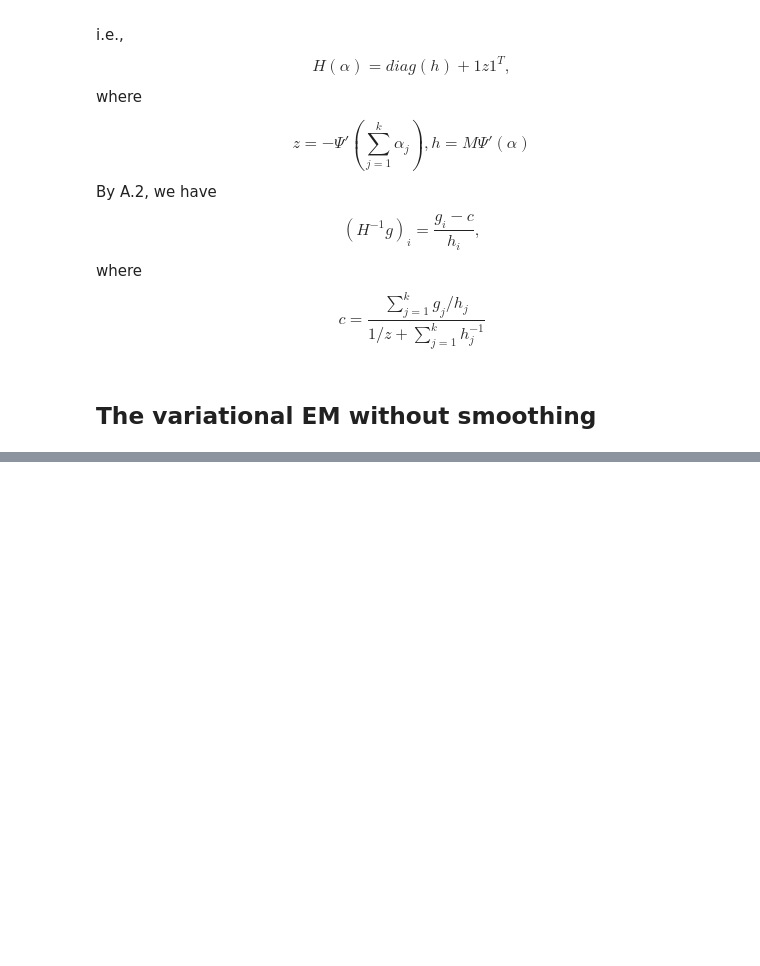
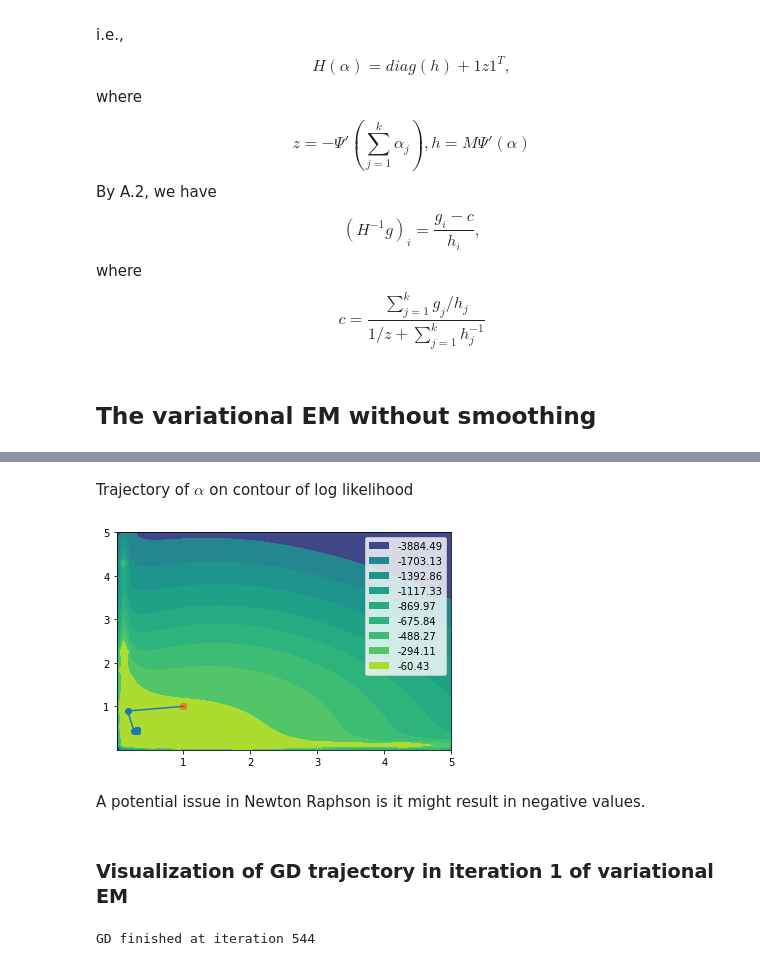
Before and after one commit to montecristo7/lda_project, a Jupyter notebook: lda_plain_python.ipynb, the cells around one changed output, grey strips where cells are left out. Cells and saved outputs as stored; diff of their text form; code cells hidden in the pictures; blank space fills up the shorter version.

```diff
--- a/lda_plain_python.ipynb
+++ b/lda_plain_python.ipynb
@@ -262,0 +394,37 @@ vem
+# %% [markdown]
+Trajectory of $\alpha$ on contour of log likelihood
+# %%
+alpha_grid=np.linspace(0.001,5)
+l=np.zeros((len(alpha_grid),len(alpha_grid)))
+for i in range(len(alpha_grid)):
+    for j in range(len(alpha_grid)):
+        l[i,j]=utilities.loglik(np.array([alpha_grid[i],alpha_grid[j]]),gamma_list,M,k)
+xx,yy=np.meshgrid(alpha_grid,alpha_grid)
+cs = plt.contourf(xx,yy,l,levels=np.quantile(l,np.linspace(0,1,10)))
+proxy = [plt.Rectangle((0,0),1,1,fc = pc.get_facecolor()[0])
+    for pc in cs.collections]
+plt.legend(proxy, np.round(np.quantile(l,np.linspace(0,1,10)),2))
+T=70
+plt.plot(np.array(list(map(lambda x: x[0],m_estimates[3])),dtype=float)[0:T],np.array(list(map(lambda x: x[1],m_estimates[3])),dtype=float)[0:T])
+plt.scatter(np.array(list(map(lambda x: x[0],m_estimates[3])),dtype=float)[0:T],np.array(list(map(lambda x: x[1],m_estimates[3])),dtype=float)[0:T])
+plt.scatter(x=m_estimates[3][0][0],y=m_estimates[3][0][1])
+plt.show()
+pass
+# %% [output]
+[figure, added]
+# %% [markdown]
+A potential issue in Newton Raphson is it might result in negative values.
+# %% [markdown]
+### Visualization of GD trajectory in iteration 1 of variational EM
+# %%
+random.seed(1)
+e_estimates=list(map(lambda x,y: e_step(x,k,V,alpha0,beta0,y,conv_threshold=1e-5,max_iter=int(1e5)), Nd,word_dicts))
+gamma_list=list(map(lambda x:x[0],e_estimates))
+#print('gammalist',gamma_list)
+suff_stat_list=list(map(lambda x:x[1],e_estimates))
+gamma_list=list(map(lambda x:x[0],e_estimates))
+#print('gammalist',gamma_list)
+suff_stat_list=list(map(lambda x:x[1],e_estimates))
+m_estimates_gd=m_step_gd(M,k,V,suff_stat_list,gamma_list,alpha0,conv_threshold=1e-3,max_iter=int(1e4),stepsize=1e-5)
+# %% [output]
+GD finished at iteration 544
```
Also changed, not shown: parts of 20 cells of this notebook, 1 other file.
